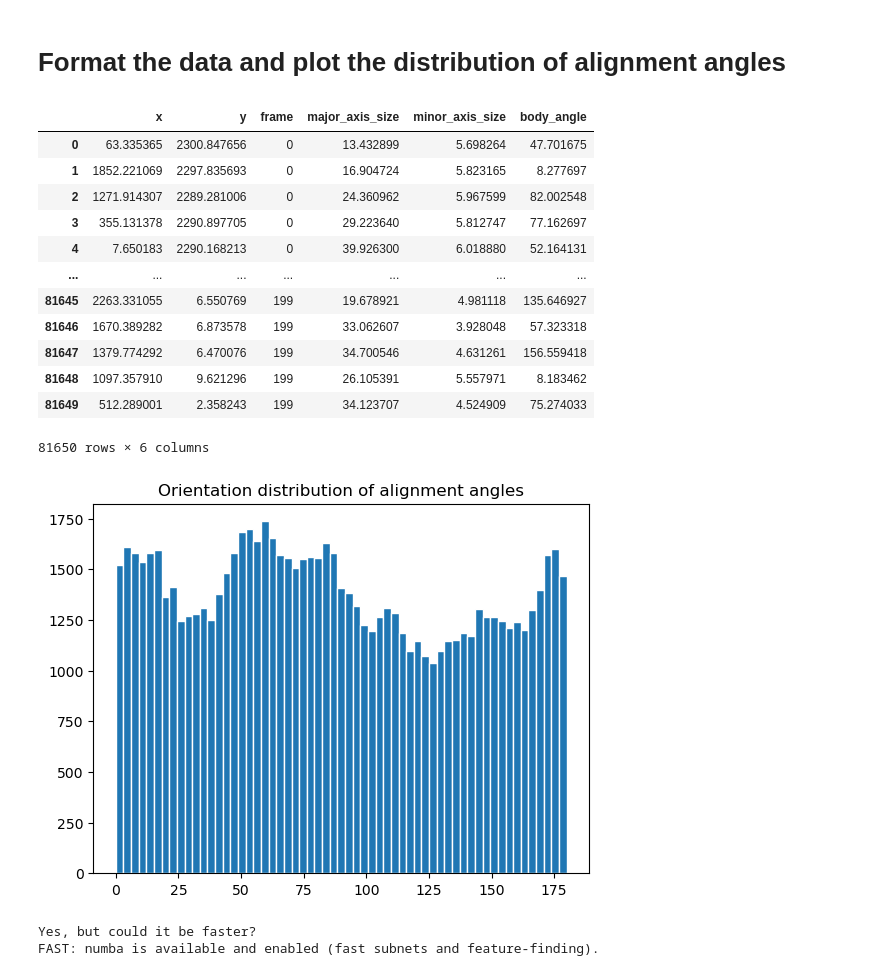
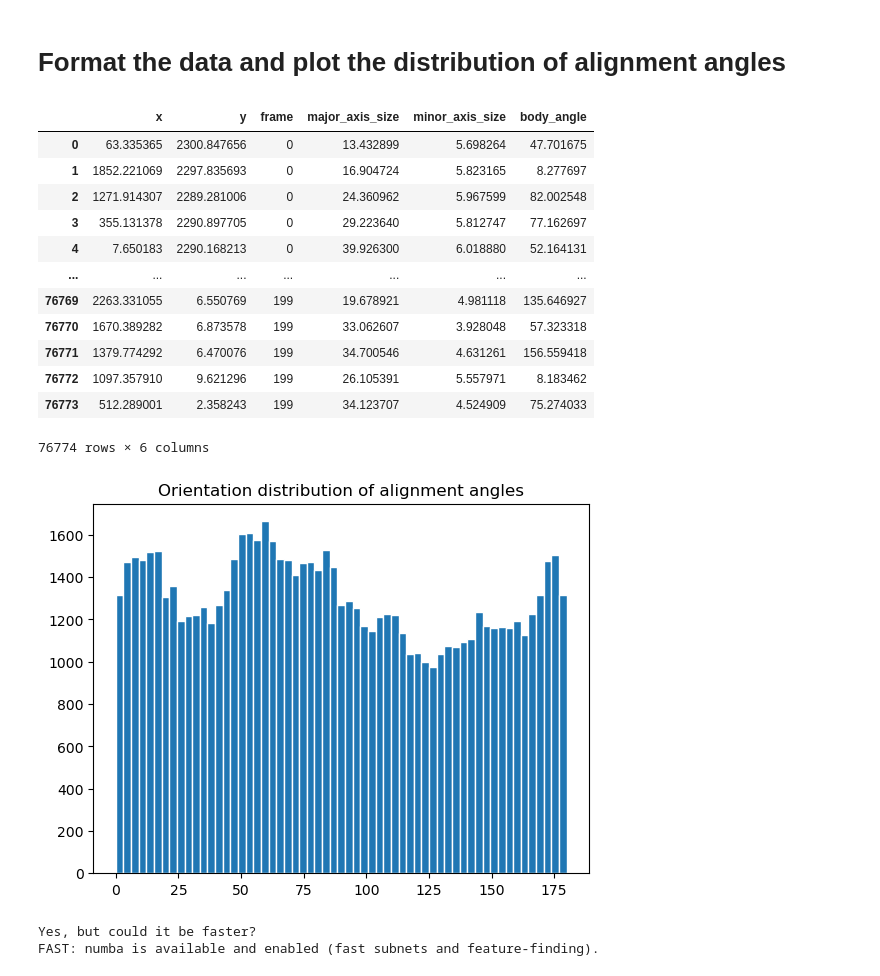
Before and after one commit to mrizaarseven98/bacteria_tracker, a Jupyter notebook: main.ipynb, the cells around one changed output. Saved outputs shown, nothing was run; the diff lists cells and outputs as text; code cells hidden in the pictures.

```diff
--- a/main.ipynb
+++ b/main.ipynb
@@ -245,7 +7,7 @@ def calculate_kinematic_parameters(trajectory_data, time_window=1):
 # Load the data
 # %%
 file_name="pilH_dense_mSc.tif"
-im=load_tif(file_name, show=True)
+im=tb.load_tif(file_name, show=True)
 tifdim1=im.shape[1]
 tifdim2=im.shape[2]
 print(tifdim1, tifdim2)
@@ -256,5 +18,5 @@ TiffPage 0: TypeError: read_bytes() missing 3 required positional arguments: 'dt
 # %% [markdown]
 # Fit ellipses to the contours
 # %%
-fitted_ellipses=fit_ellipses(im, show_nth_frame=101, filter_max=(20,100))
+fitted_ellipses=tb.fit_ellipses(im, show_nth_frame=10, filter_max=(8,60))
 # %% [output]
@@ -264,33 +26,33 @@ fitted_ellipses=fit_ellipses(im, show_nth_frame=101, filter_max=(20,100))
 # Format the data and plot the distribution of alignment angles
 # %%
 #format the fitted ellipses into a dataframe for tracking
-ellipses_df=format_ellipses(fitted_ellipses)
+ellipses_df=tb.format_ellipses(fitted_ellipses)
 display(ellipses_df)
 
 #For PIV analysis, we transform ellipses into single points
-ellipse_to_particle(im, file_name, ellipses_df)
+tb.ellipse_to_particle(im, file_name, ellipses_df)
 
 
 plt.hist(ellipses_df["body_angle"], bins=59, histtype='bar', ec='white')
 
 #This is just a demo not final
 plt.title("Orientation distribution of alignment angles")
 plt.show()
 # %% [output]
 |  | x | y | frame | major_axis_size | minor_axis_size | body_angle |
 | 0 | 63.335365 | 2300.847656 | 0 | 13.432899 | 5.698264 | 47.701675 |
 | 1 | 1852.221069 | 2297.835693 | 0 | 16.904724 | 5.823165 | 8.277697 |
 | 2 | 1271.914307 | 2289.281006 | 0 | 24.360962 | 5.967599 | 82.002548 |
 | 3 | 355.131378 | 2290.897705 | 0 | 29.223640 | 5.812747 | 77.162697 |
 | 4 | 7.650183 | 2290.168213 | 0 | 39.926300 | 6.018880 | 52.164131 |
 | ... | ... | ... | ... | ... | ... | ... |
-| 81645 | 2263.331055 | 6.550769 | 199 | 19.678921 | 4.981118 | 135.646927 |
-| 81646 | 1670.389282 | 6.873578 | 199 | 33.062607 | 3.928048 | 57.323318 |
-| 81647 | 1379.774292 | 6.470076 | 199 | 34.700546 | 4.631261 | 156.559418 |
-| 81648 | 1097.357910 | 9.621296 | 199 | 26.105391 | 5.557971 | 8.183462 |
-| 81649 | 512.289001 | 2.358243 | 199 | 34.123707 | 4.524909 | 75.274033 |
+| 76769 | 2263.331055 | 6.550769 | 199 | 19.678921 | 4.981118 | 135.646927 |
+| 76770 | 1670.389282 | 6.873578 | 199 | 33.062607 | 3.928048 | 57.323318 |
+| 76771 | 1379.774292 | 6.470076 | 199 | 34.700546 | 4.631261 | 156.559418 |
+| 76772 | 1097.357910 | 9.621296 | 199 | 26.105391 | 5.557971 | 8.183462 |
+| 76773 | 512.289001 | 2.358243 | 199 | 34.123707 | 4.524909 | 75.274033 |
-81650 rows × 6 columns
+76774 rows × 6 columns
-[figure, old version]
+[figure, new version]
 # %%
 import trackpy.diag
 trackpy.diag.performance_report()
```
Also changed, not shown: parts of 8 cells of this notebook.
